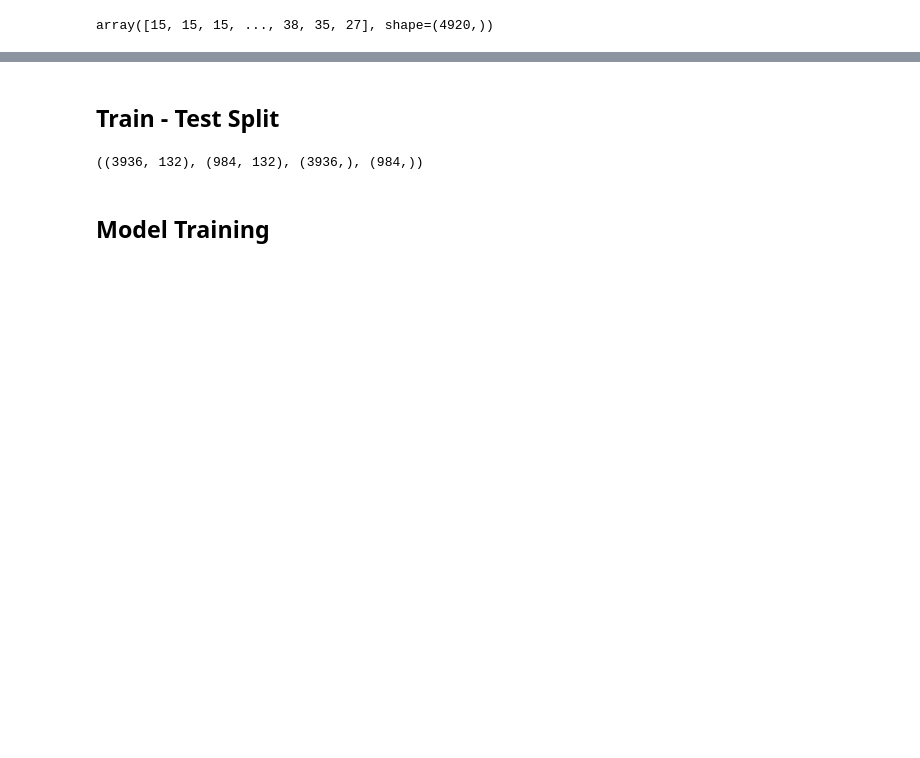
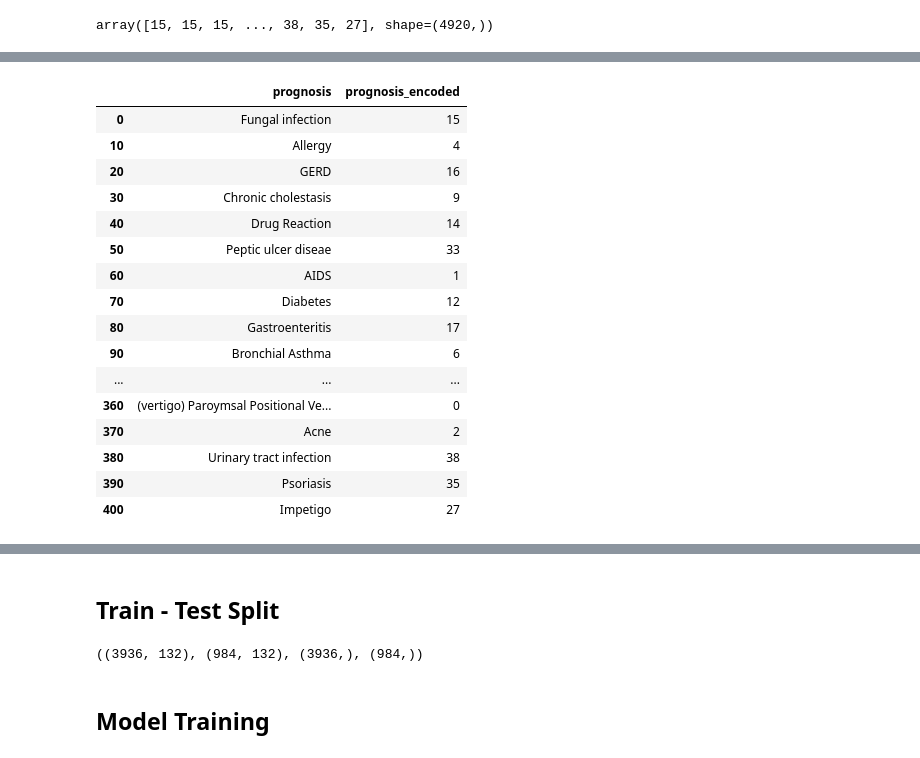
Before and after one commit to ANSH5252/MediBuddy, a Jupyter notebook: mb.ipynb, the cells around one changed output, grey strips where cells are left out. Drawn from its saved outputs; the diff is of its cells as text; code cells hidden in the pictures; blank space fills up the shorter version.

```diff
--- a/mb.ipynb
+++ b/mb.ipynb
@@ -134,0 +134,4 @@ y = encoder.fit_transform(df['prognosis'])
+# %%
+temp_df = pd.DataFrame(y)
+# %%
+temp_df.columns = ['prognosis']
@@ -136,3 +157,5 @@ y = encoder.fit_transform(df['prognosis'])
 y
 # %% [output]
 array([15, 15, 15, ..., 38, 35, 27], shape=(4920,))
+# %%
+temp_df['prognosis_encoded'] = pd.DataFrame(y)
@@ -138,0 +178,22 @@ array([15, 15, 15, ..., 38, 35, 27], shape=(4920,))
+# %%
+temp_df.drop_duplicates(keep='first', inplace=True)
+# %%
+temp_df
+# %% [output]
+|  | prognosis | prognosis_encoded |
+| 0 | Fungal infection | 15 |
+| 10 | Allergy | 4 |
+| 20 | GERD | 16 |
+| 30 | Chronic cholestasis | 9 |
+| 40 | Drug Reaction | 14 |
+| 50 | Peptic ulcer diseae | 33 |
+| 60 | AIDS | 1 |
+| 70 | Diabetes | 12 |
+| 80 | Gastroenteritis | 17 |
+| 90 | Bronchial Asthma | 6 |
+| ... | ... | ... |
+| 360 | (vertigo) Paroymsal Positional Ve... | 0 |
+| 370 | Acne | 2 |
+| 380 | Urinary tract infection | 38 |
+| 390 | Psoriasis | 35 |
+| 400 | Impetigo | 27 |
```
Also changed, not shown: parts of 12 cells of this notebook.
